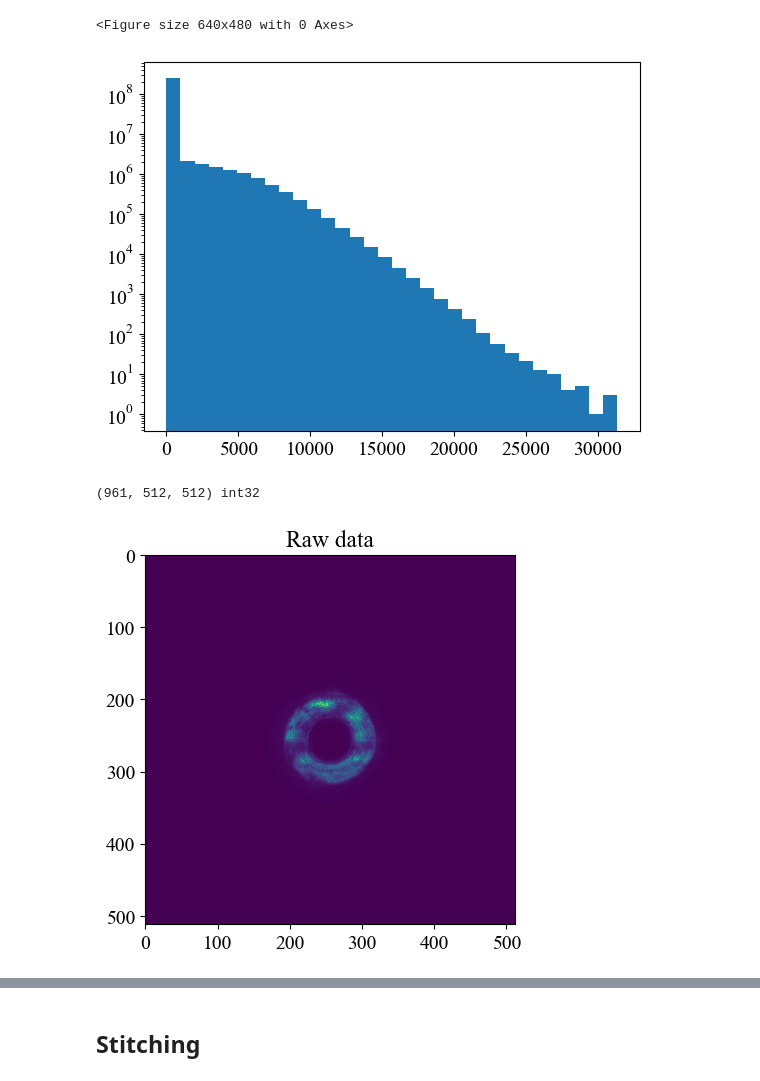
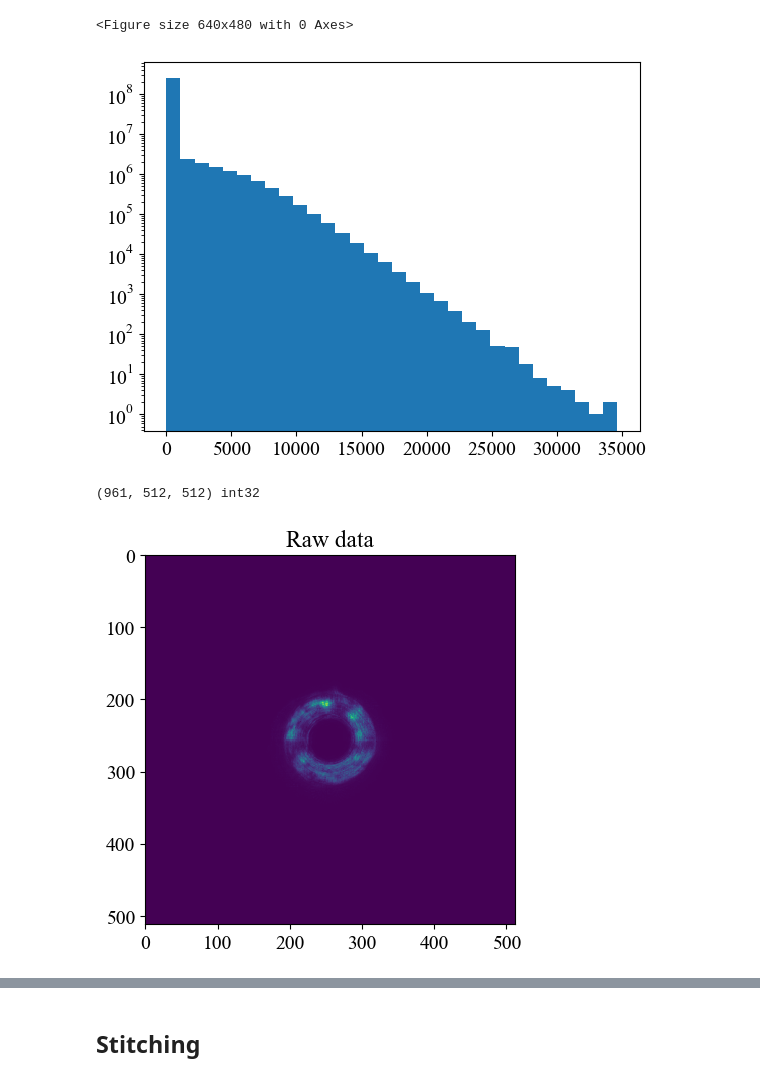
Before and after one commit to mdw771/probe_position_correction_w_ptychonn, a Jupyter notebook: workspace/large/test_predict_arbitrary.ipynb, the cells around one changed output, grey strips where cells are left out. Drawn from its saved outputs; the diff is of its cells as text; code cells hidden in the pictures.

```diff
--- a/workspace/large/test_predict_arbitrary.ipynb
+++ b/workspace/large/test_predict_arbitrary.ipynb
@@ -41,38 +41,39 @@ def plot_distribution(x):
     plt.semilogy()
     plt.show()
 # %%
-scan_idx = 235
+scan_idx = 233
 save_figs = True
 # %%
 psize_nm = np.load('data/scan221_raw.npz')['pixelsize'] * 1e9
 config_dict = InferenceConfigDict()
-#config_dict['model_path'] = '../../trained_models/model_36SpiralDatasets_model_PtychoNNModel_nLevels_4_batchSizePerProcess_32_learningRatePerProcess_0.0001/best_model.pth'
-config_dict['model_path'] = '../../trained_models/model_36SpiralDatasets_TransConv/best_model.pth'
-config_dict['model'] = (PtychoNNTransposedConvModel, {'n_levels': 5})
+config_dict['model_path'] = '../../trained_models/model_36SpiralDatasets_cleaned/best_model.pth'
+#config_dict['model_path'] = '../../trained_models/model_36SpiralDatasets_compWithTransConv_model_PtychoNNModel_nLevels_4_lossFunction_MSELoss_batchSizePerProcess_32_learningRatePerProcess_0.0001/best_model.pth'
+#config_dict['model_path'] = '../../trained_models/model_36SpiralDatasets_TransConv/best_model.pth'
+config_dict['model'] = (PtychoNNModel, {'n_levels': 4})
 config_dict['batch_size'] = 32
 try:
     config_dict['dp_data_file_handle'] = NPZFileHandle('data/test{}.npz'.format(scan_idx))
 except:
     config_dict['dp_data_file_handle'] = NPZFileHandle('data/scan{}.npz'.format(scan_idx))
 # Correct int16 overflow values
 config_dict['dp_data_file_handle'].array = clean_data(config_dict['dp_data_file_handle'].array)
 plot_distribution(config_dict['dp_data_file_handle'].array)
 print(config_dict['dp_data_file_handle'].array.shape, config_dict['dp_data_file_handle'].array.dtype)
 plt.figure()
 plt.imshow(config_dict['dp_data_file_handle'].array[0, :, :])
 plt.title('Raw data')
 plt.show()
 # if 244 <= scan_idx <= 246:
 #     config_dict['dp_data_file_handle'].array = config_dict['dp_data_file_handle'].array.astype(float)
 #     config_dict['dp_data_file_handle'].transform_data((128, 128), discard_len=(-64, -64))
 # else:
 config_dict['dp_data_file_handle'].transform_data((128, 128), discard_len=(64, 64))
 config_dict['cpu_only'] = True
 config_dict['prediction_output_path'] = 'outputs/pred_{}_{}'.format(
     os.path.splitext(os.path.basename(config_dict['dp_data_file_handle'].f.fid.name))[0],
     os.path.basename(os.path.dirname(config_dict['model_path'])))
 # %% [output]
-[figure, old version]
+[figure, new version]
 (961, 512, 512) int32
 [figure]
 # %%
```
Also changed, not shown: parts of 1 cell of this notebook, 2 other files.
